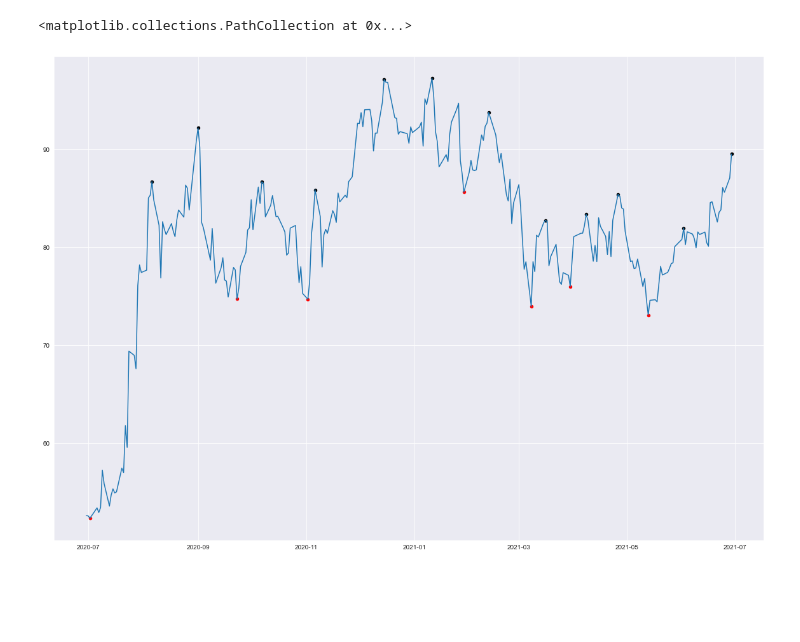
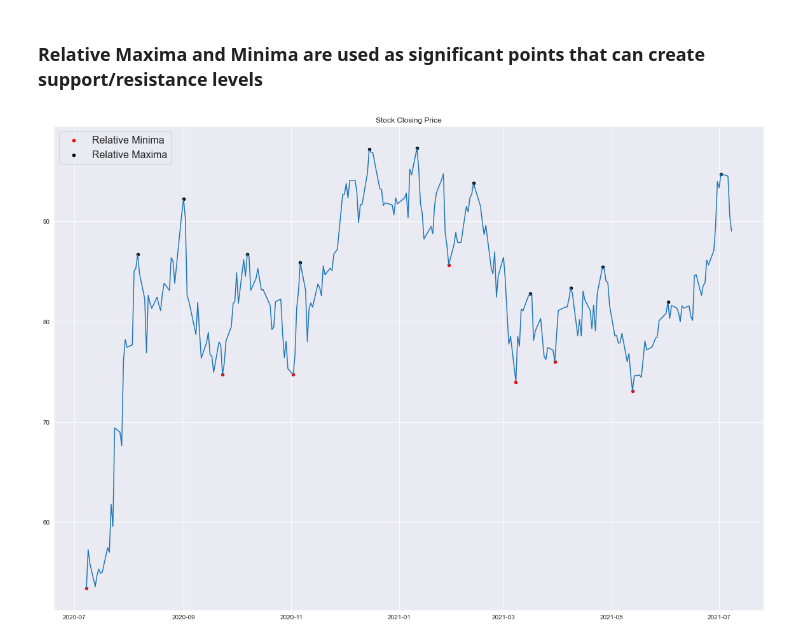
Before and after one commit to AlexStew14/MarketScripts, a Jupyter notebook: support_resistance.ipynb, the cells around one changed output. Saved outputs shown, nothing was run; the diff lists cells and outputs as text; code cells hidden in the pictures; blank space fills up the shorter version.

```diff
--- a/support_resistance.ipynb
+++ b/support_resistance.ipynb
@@ -40,15 +43,19 @@ def plot_price_history(price_df):
     fig.show()
 # %%
 plot_price_history(hist)
+# %% [markdown]
+### Relative Maxima and Minima are used as significant points that can create support/resistance levels
 # %%
 n = 9
 hist['Min'] = hist.Close.iloc[argrelextrema(hist.Close.values, np.less_equal, order=n)[0]]
 hist['Max'] = hist.Close.iloc[argrelextrema(hist.Close.values, np.greater_equal, order=n)[0]]
 
 plt.figure(figsize=(20,14))
 plt.plot(hist.index, hist.Close)
-plt.scatter(hist.index, hist.Min, c='red', s=20)
-plt.scatter(hist.index, hist.Max, c='black', s=20)
+plt.scatter(hist.index, hist.Min, c='red', s=20, label='Relative Minima')
+plt.scatter(hist.index, hist.Max, c='black', s=20, label='Relative Maxima')
+plt.title('Stock Closing Price')
+plt.legend(loc='upper left', fontsize=16)
+plt.show()
 # %% [output]
-<matplotlib.collections.PathCollection at 0x...>
-[figure, old version]
+[figure, new version]
```
Also changed, not shown: parts of 5 cells of this notebook, 2 other files.
